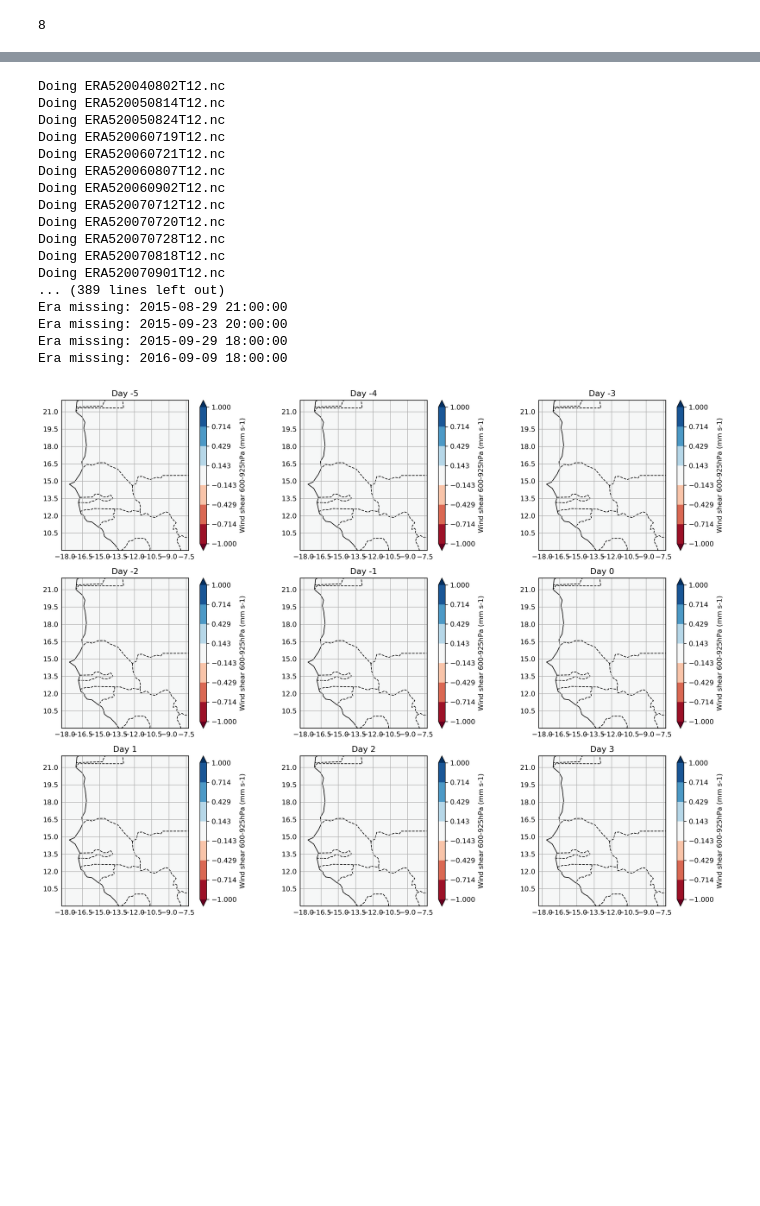
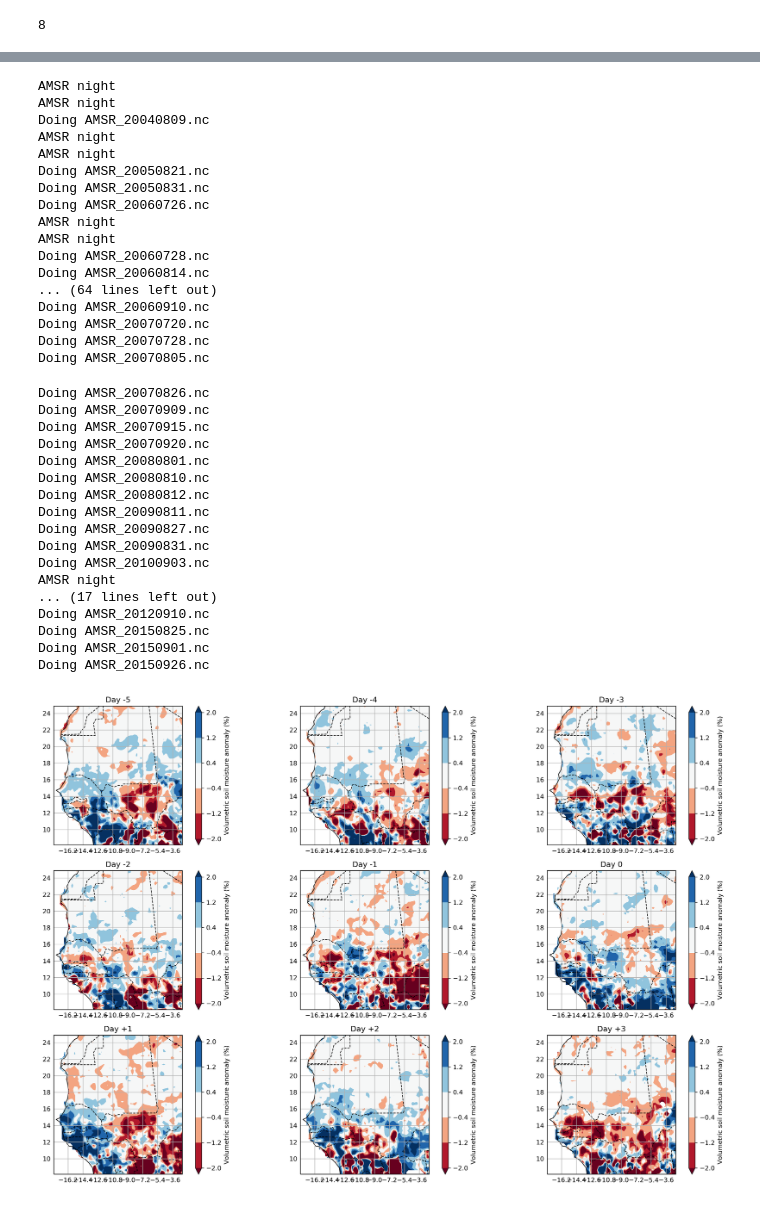
Before and after one commit to cornkle/proj_CEH, a Jupyter notebook: notebooks/NFLICS_AMSRE.ipynb, the cells around one changed output, grey strips where cells are left out. Saved outputs shown, nothing was run; the diff lists cells and outputs as text; code cells hidden in the pictures; blank space fills up the shorter version.

```diff
--- a/notebooks/NFLICS_AMSRE.ipynb
+++ b/notebooks/NFLICS_AMSRE.ipynb
@@ -135,7 +135,7 @@ def run(shift):
                 print('AMSR night fail')
                 continue
 
-        lsta = lsta.sel(lon=slice(-19, -7), lat=slice(9, 25))
+        lsta = lsta.sel(lon=slice(-19, -2), lat=slice(8, 25))
         lsta = lsta.sel(time=str(dt.year)+'-'+str(dt.month)+'-'+str(dt.day))
 
 
@@ -203,7 +234,7 @@ def draw_map(ax, t, lat, lon, title=''):
     cbar = plt.colorbar()
     cbar.set_label('Volumetric soil moisture anomaly (%)')
 # %%
-f = plt.figure(figsize=(15,11), dpi=300)
+f = plt.figure(figsize=(17,11), dpi=300)
 
 ax = f.add_subplot(331, projection=ccrs.PlateCarree())
 ano, regional,cnt, da = run(-5)
@@ -246,3 +277,4 @@ draw_map(ax, ano/cnt, da.lat, da.lon, title='Day +3')
 f.canvas.draw()
 plt.tight_layout()
 plt.savefig(cnst.network_data + 'figs/NFLICS/NFLICS_SManomaly_dakarstorms.png')
+# %% [output]
@@ -249,3 +400,38 @@ plt.savefig(cnst.network_data + 'figs/NFLICS/NFLICS_SManomaly_dakarstorms.png')
+AMSR night
+AMSR night
+Doing AMSR_20040809.nc
+AMSR night
+AMSR night
+Doing AMSR_20050821.nc
+Doing AMSR_20050831.nc
+Doing AMSR_20060726.nc
+AMSR night
+AMSR night
+Doing AMSR_20060728.nc
+Doing AMSR_20060814.nc
+... (64 lines left out)
+Doing AMSR_20060910.nc
+Doing AMSR_20070720.nc
+Doing AMSR_20070728.nc
+Doing AMSR_20070805.nc
+Doing AMSR_20070826.nc
+Doing AMSR_20070909.nc
+Doing AMSR_20070915.nc
+Doing AMSR_20070920.nc
+Doing AMSR_20080801.nc
+Doing AMSR_20080810.nc
+Doing AMSR_20080812.nc
+Doing AMSR_20090811.nc
+Doing AMSR_20090827.nc
+Doing AMSR_20090831.nc
+Doing AMSR_20100903.nc
+AMSR night
+... (17 lines left out)
+Doing AMSR_20120910.nc
+Doing AMSR_20150825.nc
+Doing AMSR_20150901.nc
+Doing AMSR_20150926.nc
+[figure, added]
 # %%
 def draw_map(t, lat, lon):
     f=plt.figure(figsize=(8,6), dpi=300)
@@ -349,36 +518,0 @@ def draw_map(ax, t, lat, lon, title=''):
-# %%
-collect = []
-for i in range(-5,4):
-    collect.append(run_ERA5(i, era_pl, era_srfc))
-# %% [output]
-Doing ERA520040802T12.nc
-Doing ERA520050814T12.nc
-Doing ERA520050824T12.nc
-Doing ERA520060719T12.nc
-Doing ERA520060721T12.nc
-Doing ERA520060807T12.nc
-Doing ERA520060902T12.nc
-Doing ERA520070712T12.nc
-Doing ERA520070720T12.nc
-Doing ERA520070728T12.nc
-Doing ERA520070818T12.nc
-Doing ERA520070901T12.nc
-... (389 lines left out)
-Era missing: 2015-08-29 21:00:00
-Era missing: 2015-09-23 20:00:00
-Era missing: 2015-09-29 18:00:00
-Era missing: 2016-09-09 18:00:00
-# %%
-f = plt.figure(figsize=(15,11), dpi=300)
-
-for ids, i in enumerate(range(-5, 4)):
-    ax = f.add_subplot(3,3,ids+1, projection=ccrs.PlateCarree())
-    ano, regional, cnt, da = collect[ids]
-    draw_map(ax, ano/cnt, da.latitude, da.longitude, title='Day '+ str(i))
-
-
-f.canvas.draw()
-plt.tight_layout()
-plt.savefig(cnst.network_data + 'figs/NFLICS/NFLICS_SManomaly_dakarstorms_ERA5.png')
-# %% [output]
-[figure, removed]
```
Also changed, not shown: parts of 8 cells of this notebook, 11 other files.
